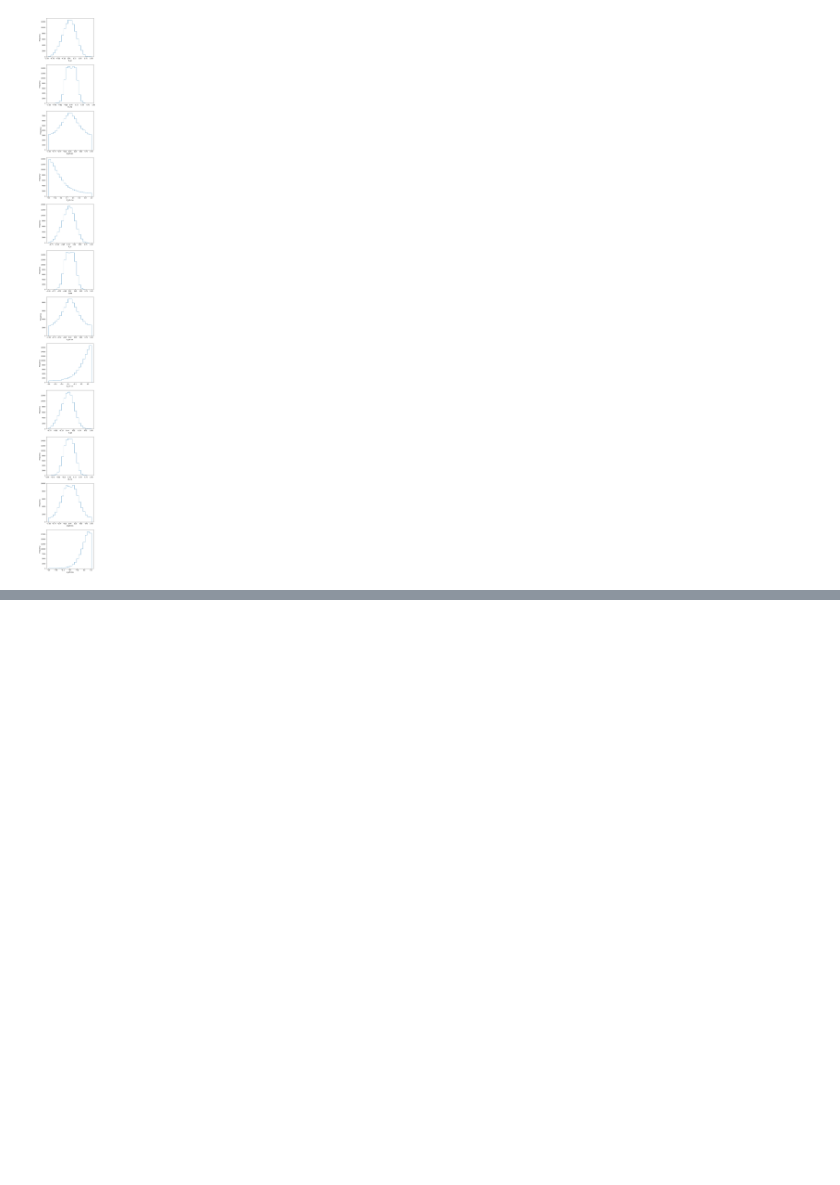
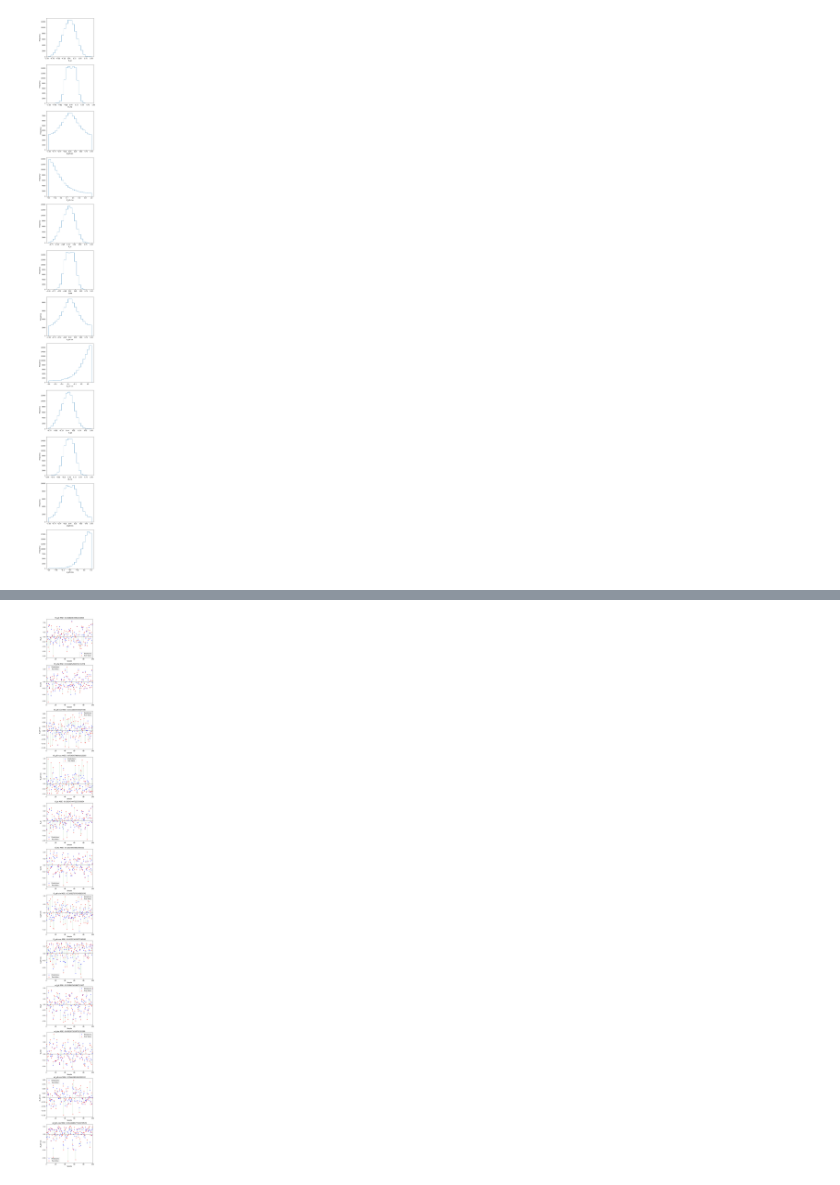
Before and after one commit to SNIPRS/top_ml, a Jupyter notebook: runs/conv_1d.ipynb, the cells around one changed output, grey strips where cells are left out. Cells and saved outputs as stored; diff of their text form; code cells hidden in the pictures; blank space fills up the shorter version.

```diff
--- a/runs/conv_1d.ipynb
+++ b/runs/conv_1d.ipynb
@@ -270,6 +273,17 @@ for i in range(len(Y_names)):
 # %%
-(Y_total, TO_maxmean0), _ = Scaler.scale_arrays(Y_keys, Y_methods, True)
-out_scaled = Scaler.invscale_arrays(Y_keys, Y_total, _, Y_methods, TO_maxmean0)[split:,:]
+
+display = Analysis()
+
+predictions_unscaled = model.predict([testX_jets, testX_other])
+true_unscaled = testY
 
 total_predictions = model.predict([np.append(trainX_jets,testX_jets,axis=0), np.append(trainX_other,testX_other,axis=0)])
-predict_scaled = Scaler.invscale_arrays(Y_keys, total_predictions, _, Y_methods, TO_maxmean0)[split:,:]
+(Y_total, TO_maxmean0), _ = Scaler.scale_arrays(Y_keys, Y_methods, True)
+
+predictions_origscale = Scaler.invscale_arrays(Y_keys, total_predictions, _, Y_methods, TO_maxmean0)[split:,:]
+true_origscale = Scaler.invscale_arrays(Y_keys, Y_total, _, Y_methods, TO_maxmean0)[split:,:]
+
+del Y_total
+del TO_maxmean0
+del _
+del total_predictions
@@ -349,0 +309,4 @@ for i in range(Y_length):
+# %%
+display.predictions_vs_sample(predictions_unscaled, true_unscaled, Y_names, False)
+# %% [output]
+[figure, added]
```
Also changed, not shown: parts of 24 cells of this notebook, 1 other file.
